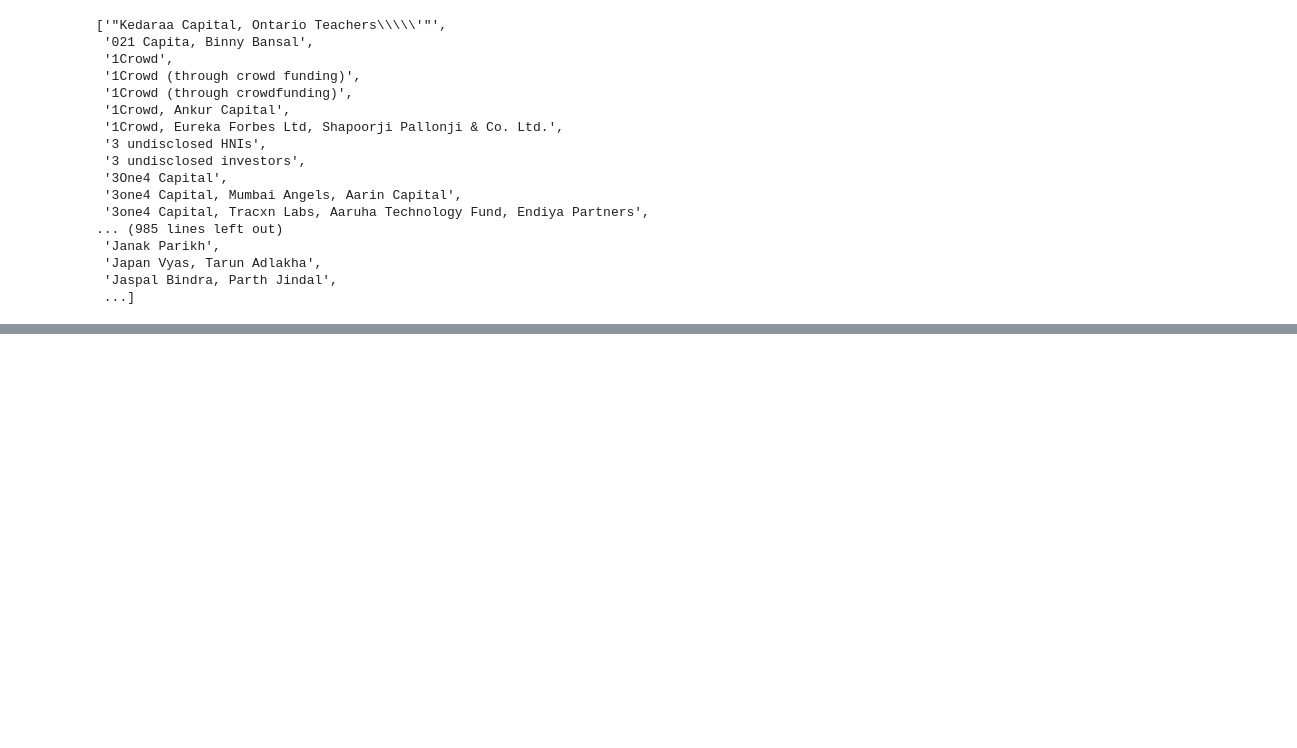
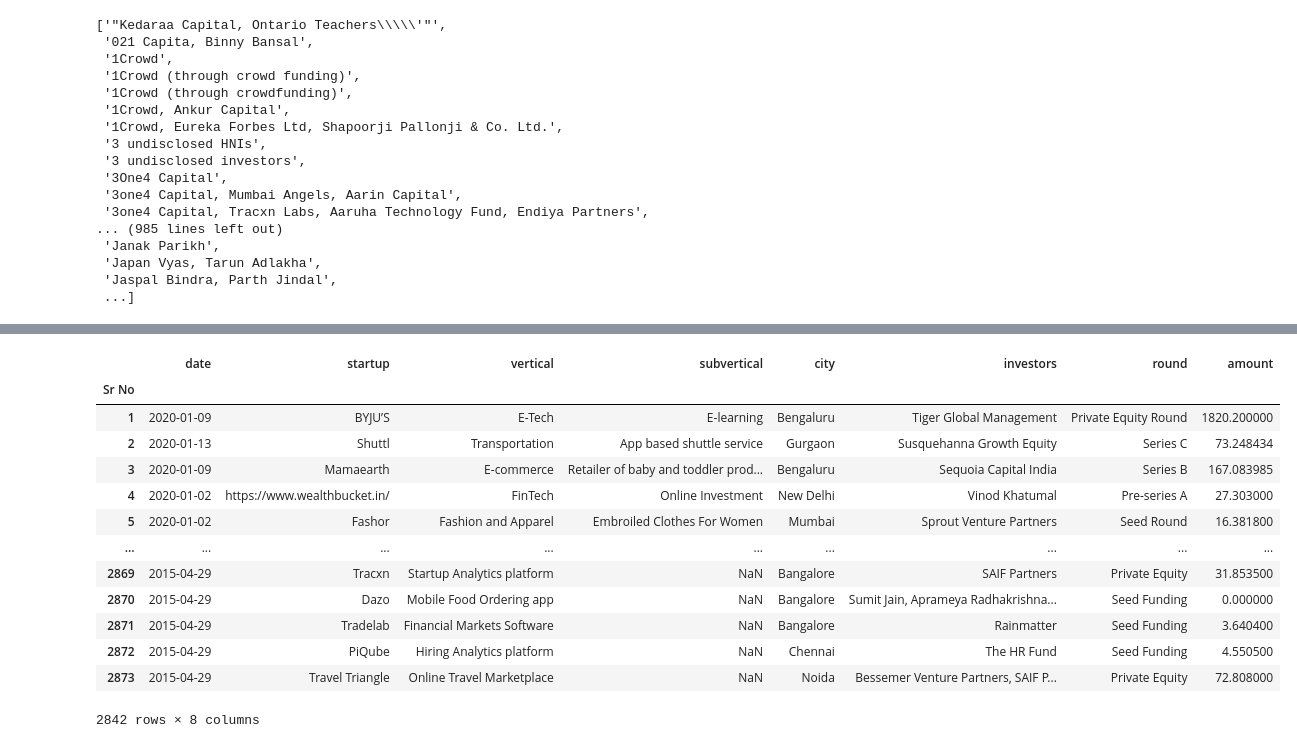
Before and after one commit to DeepjyotiBhattacharjee/startup_funding, a Jupyter notebook: analysis.ipynb, the cells around one changed output, grey strips where cells are left out. Saved outputs shown, nothing was run; the diff lists cells and outputs as text; code cells hidden in the pictures; blank space fills up the shorter version.

```diff
--- a/analysis.ipynb
+++ b/analysis.ipynb
@@ -65,0 +149,2 @@ a =
+# %%
+df["amount"] = df["amount"].apply(to_inr)
@@ -65,0 +179,2 @@ a =
+# %%
+df['date'] = df['date'].str.replace('05/072018','05/07/2018')
@@ -65,0 +191,2 @@ a =
+# %%
+df['date']=pd.to_datetime(df['date'],format='%d/%m/%Y',errors="coerce")
@@ -65,0 +227,3 @@ a =
+# %%
+df=df.dropna(subset=['date','startup','vertical','city','investors','round','amount'])
+df.info()
@@ -65,0 +246,17 @@ a =
+# %%
+df
+# %% [output]
+|  | date | startup | vertical | subvertical | city | investors | round | amount |
+| Sr No |  |  |  |  |  |  |  |  |
+| 1 | 2020-01-09 | BYJU’S | E-Tech | E-learning | Bengaluru | Tiger Global Management | Private Equity Round | 1820.200000 |
+| 2 | 2020-01-13 | Shuttl | Transportation | App based shuttle service | Gurgaon | Susquehanna Growth Equity | Series C | 73.248434 |
+| 3 | 2020-01-09 | Mamaearth | E-commerce | Retailer of baby and toddler prod... | Bengaluru | Sequoia Capital India | Series B | 167.083985 |
+| 4 | 2020-01-02 | https://www.wealthbucket.in/ | FinTech | Online Investment | New Delhi | Vinod Khatumal | Pre-series A | 27.303000 |
+| 5 | 2020-01-02 | Fashor | Fashion and Apparel | Embroiled Clothes For Women | Mumbai | Sprout Venture Partners | Seed Round | 16.381800 |
+| ... | ... | ... | ... | ... | ... | ... | ... | ... |
+| 2869 | 2015-04-29 | Tracxn | Startup Analytics platform | NaN | Bangalore | SAIF Partners | Private Equity | 31.853500 |
+| 2870 | 2015-04-29 | Dazo | Mobile Food Ordering app | NaN | Bangalore | Sumit Jain, Aprameya Radhakrishna... | Seed Funding | 0.000000 |
+| 2871 | 2015-04-29 | Tradelab | Financial Markets Software | NaN | Bangalore | Rainmatter | Seed Funding | 3.640400 |
+| 2872 | 2015-04-29 | PiQube | Hiring Analytics platform | NaN | Chennai | The HR Fund | Seed Funding | 4.550500 |
+| 2873 | 2015-04-29 | Travel Triangle | Online Travel Marketplace | NaN | Noida | Bessemer Venture Partners, SAIF P... | Private Equity | 72.808000 |
+2842 rows × 8 columns
```
Also changed, not shown: parts of 19 cells of this notebook, 2 other files.
